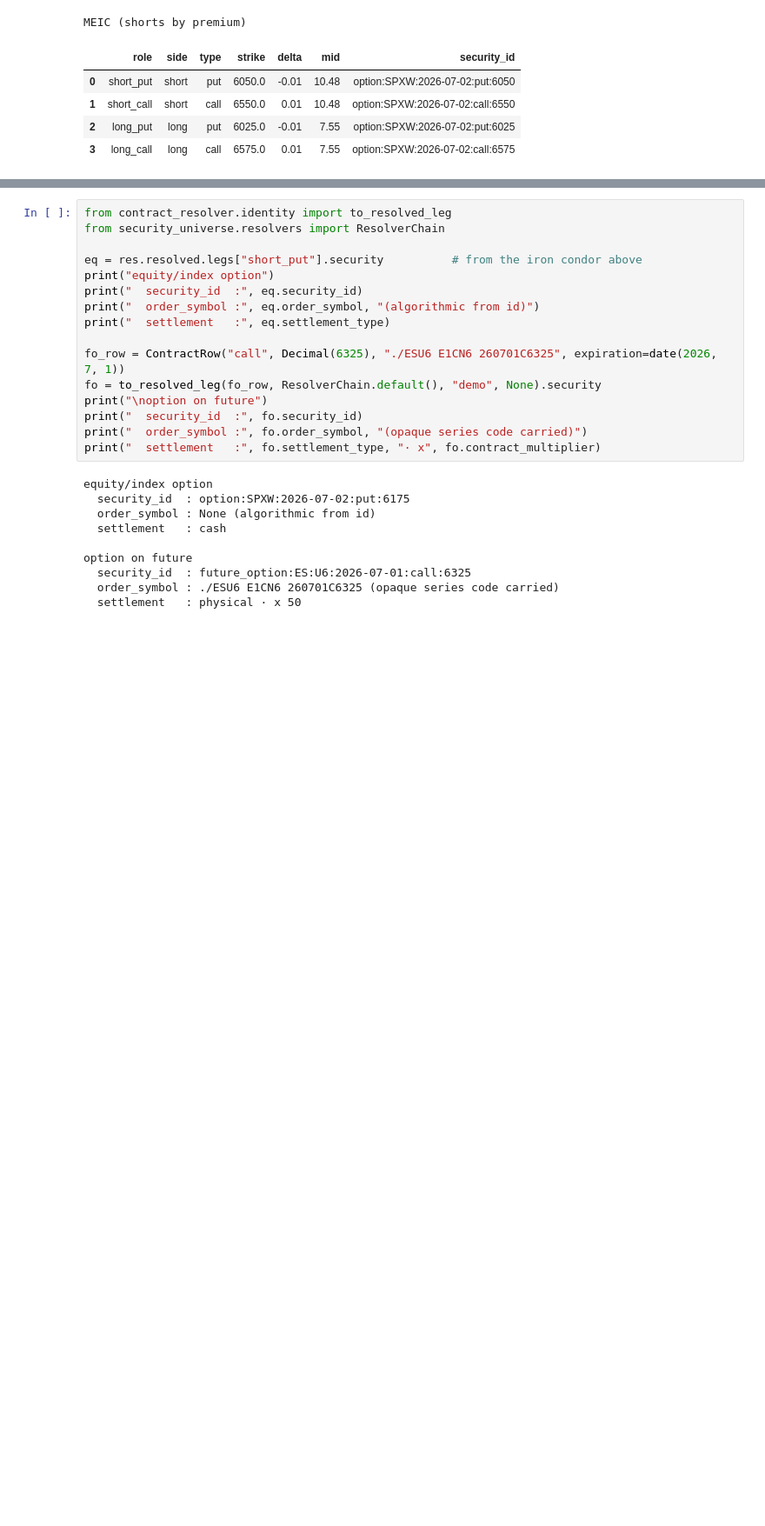
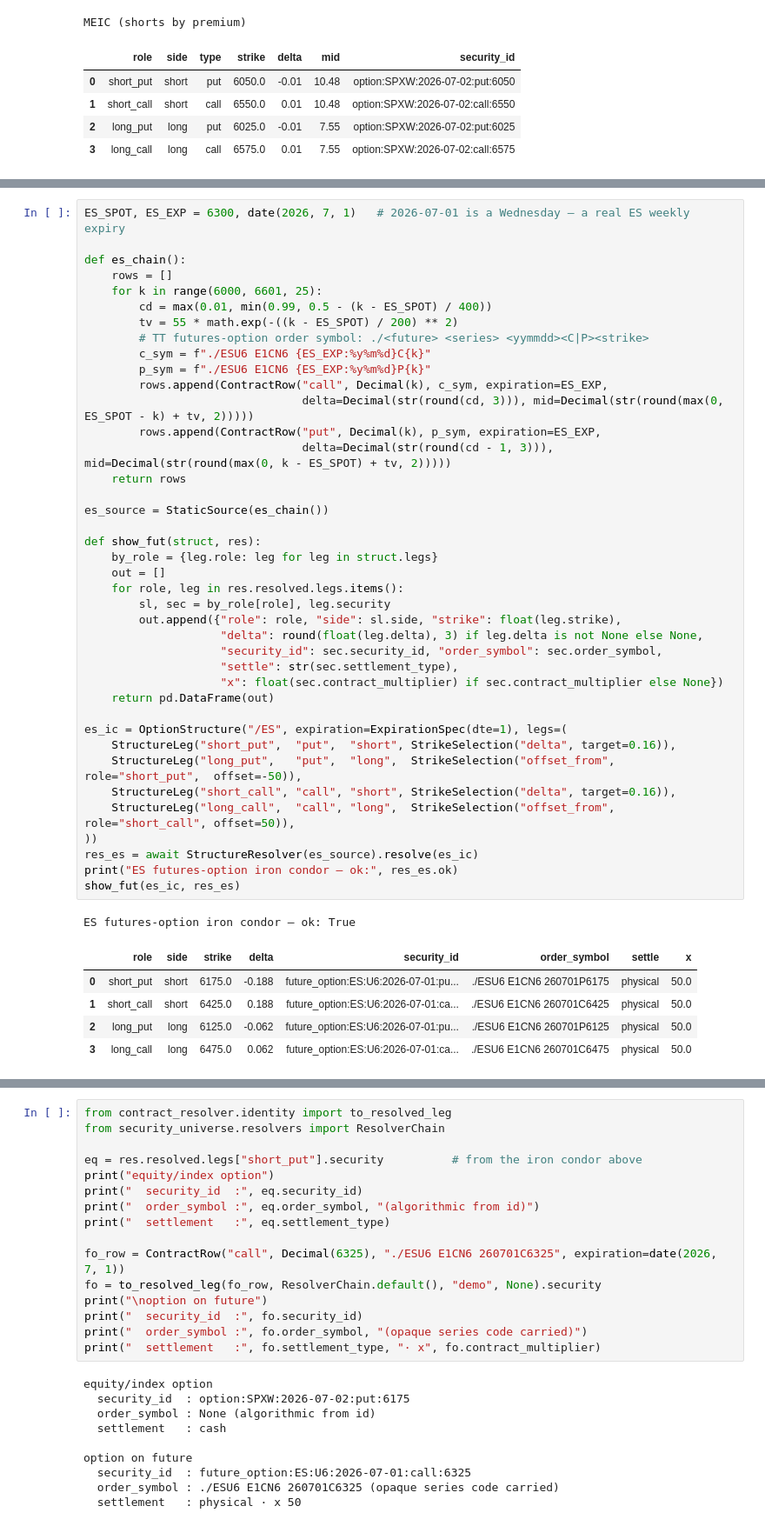
Before and after one commit to szagar/contract-resolver, a Jupyter notebook: examples/demo_use_cases.ipynb, the cells around one changed output, grey strips where cells are left out. Shown at 87% size. Drawn from its saved outputs; the diff is of its cells as text; blank space fills up the shorter version.

```diff
--- a/examples/demo_use_cases.ipynb
+++ b/examples/demo_use_cases.ipynb
@@ -199 +208,48 @@ MEIC (shorts by premium)
+# %%
+ES_SPOT, ES_EXP = 6300, date(2026, 7, 1)   # 2026-07-01 is a Wednesday — a real ES weekly expiry
+
+def es_chain():
+    rows = []
+    for k in range(6000, 6601, 25):
+        cd = max(0.01, min(0.99, 0.5 - (k - ES_SPOT) / 400))
+        tv = 55 * math.exp(-((k - ES_SPOT) / 200) ** 2)
+        # TT futures-option order symbol: ./<future> <series> <yymmdd><C|P><strike>
+        c_sym = f"./ESU6 E1CN6 {ES_EXP:%y%m%d}C{k}"
+        p_sym = f"./ESU6 E1CN6 {ES_EXP:%y%m%d}P{k}"
+        rows.append(ContractRow("call", Decimal(k), c_sym, expiration=ES_EXP,
+                                delta=Decimal(str(round(cd, 3))), mid=Decimal(str(round(max(0, ES_SPOT - k) + tv, 2)))))
+        rows.append(ContractRow("put", Decimal(k), p_sym, expiration=ES_EXP,
+                                delta=Decimal(str(round(cd - 1, 3))), mid=Decimal(str(round(max(0, k - ES_SPOT) + tv, 2)))))
+    return rows
+
+es_source = StaticSource(es_chain())
+
+def show_fut(struct, res):
+    by_role = {leg.role: leg for leg in struct.legs}
+    out = []
+    for role, leg in res.resolved.legs.items():
+        sl, sec = by_role[role], leg.security
+        out.append({"role": role, "side": sl.side, "strike": float(leg.strike),
+                    "delta": round(float(leg.delta), 3) if leg.delta is not None else None,
+                    "security_id": sec.security_id, "order_symbol": sec.order_symbol,
+                    "settle": str(sec.settlement_type),
+                    "x": float(sec.contract_multiplier) if sec.contract_multiplier else None})
+    return pd.DataFrame(out)
+
+es_ic = OptionStructure("/ES", expiration=ExpirationSpec(dte=1), legs=(
+    StructureLeg("short_put",  "put",  "short", StrikeSelection("delta", target=0.16)),
+    StructureLeg("long_put",   "put",  "long",  StrikeSelection("offset_from", role="short_put",  offset=-50)),
+    StructureLeg("short_call", "call", "short", StrikeSelection("delta", target=0.16)),
+    StructureLeg("long_call",  "call", "long",  StrikeSelection("offset_from", role="short_call", offset=50)),
+))
+res_es = await StructureResolver(es_source).resolve(es_ic)
+print("ES futures-option iron condor — ok:", res_es.ok)
+show_fut(es_ic, res_es)
+# %% [output]
+ES futures-option iron condor — ok: True
+|  | role | side | strike | delta | security_id | order_symbol | settle | x |
+| 0 | short_put | short | 6175.0 | -0.188 | future_option:ES:U6:2026-07-01:pu... | ./ESU6 E1CN6 260701P6175 | physical | 50.0 |
+| 1 | short_call | short | 6425.0 | 0.188 | future_option:ES:U6:2026-07-01:ca... | ./ESU6 E1CN6 260701C6425 | physical | 50.0 |
+| 2 | long_put | long | 6125.0 | -0.062 | future_option:ES:U6:2026-07-01:pu... | ./ESU6 E1CN6 260701P6125 | physical | 50.0 |
+| 3 | long_call | long | 6475.0 | 0.062 | future_option:ES:U6:2026-07-01:ca... | ./ESU6 E1CN6 260701C6475 | physical | 50.0 |
 # %% [markdown]
```
Also changed, not shown: parts of 5 cells of this notebook.
